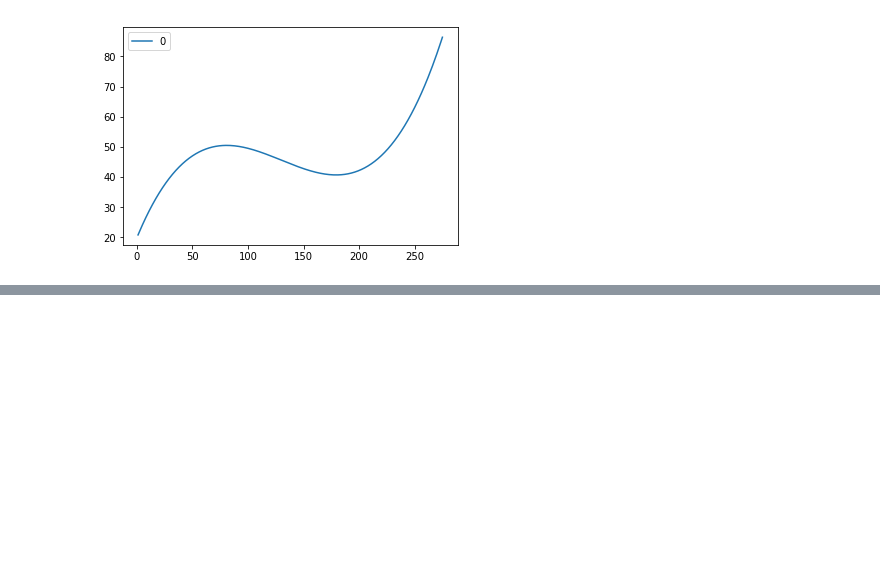
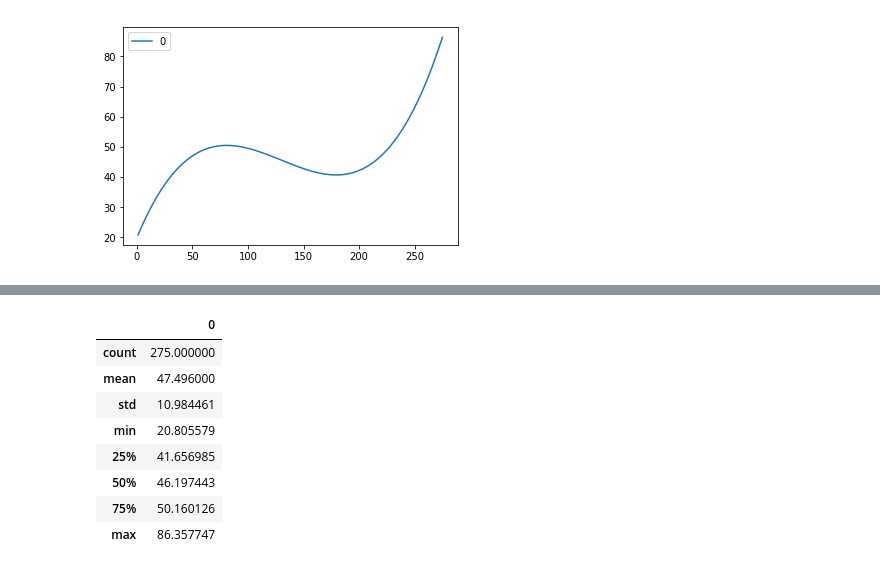
Before and after one commit to team-one-eee-511/proj2-time-series-forecasting, a Jupyter notebook: Test-EEE511.ipynb, the cells around one changed output, grey strips where cells are left out. Cells and saved outputs as stored; diff of their text form; code cells hidden in the pictures; blank space fills up the shorter version.

```diff
--- a/Test-EEE511.ipynb
+++ b/Test-EEE511.ipynb
@@ -125,0 +147,12 @@ hypothesis_data.plot()
+# %%
+hypothesis_data.describe()
+# %% [output]
+|  | 0 |
+| count | 275.000000 |
+| mean | 47.496000 |
+| std | 10.984461 |
+| min | 20.805579 |
+| 25% | 41.656985 |
+| 50% | 46.197443 |
+| 75% | 50.160126 |
+| max | 86.357747 |
```
Also changed, not shown: parts of 10 cells of this notebook.
